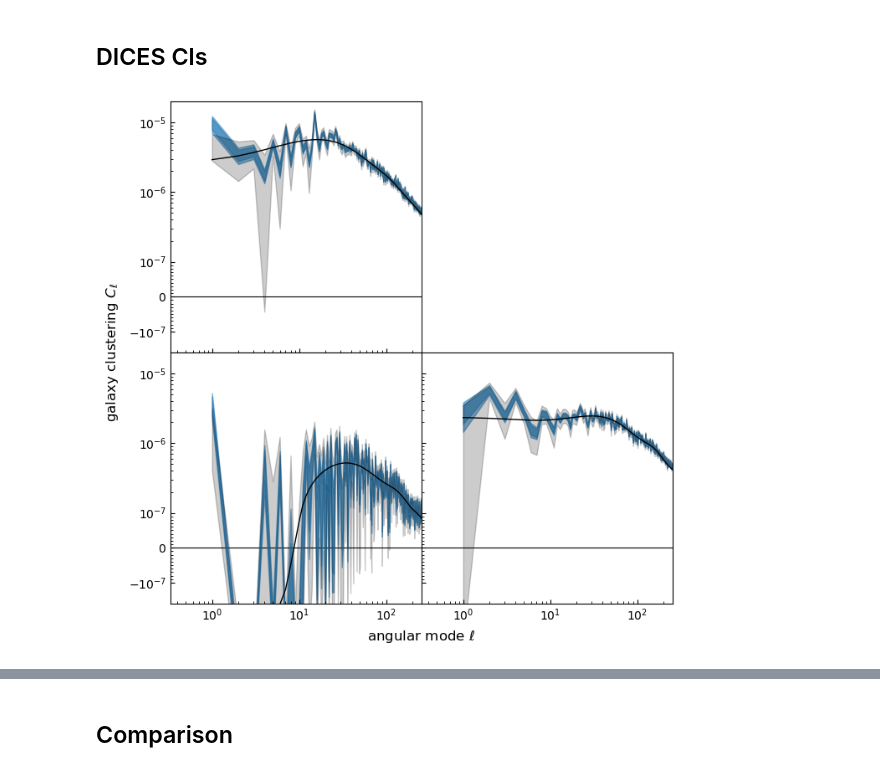
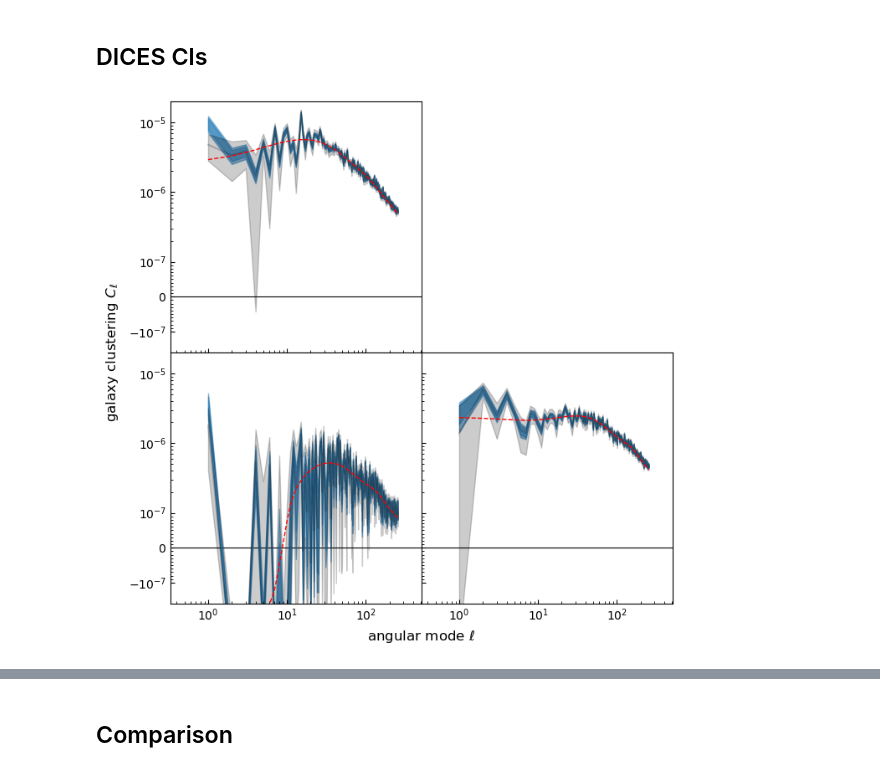
Before and after one commit to JaimeRZP/GLASS_challenge, a Jupyter notebook: process_sim_lab.ipynb, the cells around one changed output, grey strips where cells are left out. Drawn from its saved outputs; the diff is of its cells as text; code cells hidden in the pictures.

```diff
--- a/process_sim_lab.ipynb
+++ b/process_sim_lab.ipynb
@@ -240,35 +240,37 @@ for i in range(1, nbins):
         ax[j - 1, i - 1].fill_between(
             ls[1:], cl2m-cl2s, cl2m+cl2s, color="C0", alpha=0.5
         )
-
+        ax[j - 1, i - 1].plot(
+            ls[1:], _cl, color="k", alpha=0.2
+        )
         ax[j - 1, i - 1].fill_between(
             ls[1:], _cl-err, _cl+err, color="k", alpha=0.2
         )
         ax[j - 1, i - 1].plot(
-            ls[1:], _vcl, c="k", lw=1.0, zorder=4.0
+            ls[1:], _vcl, "r--", lw=1.0, zorder=4.0
         )
         ax[j - 1, i - 1].axhline(0.0, c="k", lw=0.8, zorder=-1)
         ax[j - 1, i - 1].tick_params(axis="both", which="both", direction="in")
 
 ax[0, 0].set_xscale("log")
 if binned:
     ax[0, 0].set_xlim(10, lmax * 2)
 else:
-    ax[0, 0].set_xlim(1 / 3, lmax)
+    ax[0, 0].set_xlim(1 / 3, lmax * 2)
 ax[0, 0].xaxis.get_major_locator().set_params(numticks=99)
 ax[0, 0].xaxis.get_minor_locator().set_params(
     numticks=99, subs=np.arange(0.1, 1.0, 0.1)
 )
 ax[0, 0].set_yscale(
     "symlog", linthresh=1e-7, linscale=0.45, subs=np.arange(0.1, 1.0, 0.1)
 )
 ax[0, 0].set_ylim(-2e-7, 2e-5)
 
 fig.subplots_adjust(left=0.0, bottom=0.0, right=1.0, top=1.0, wspace=0.0, hspace=0.0)
 
 fig.supxlabel("angular mode $\\ell$", y=-0.05, va="top")
 fig.supylabel("galaxy clustering $C_\\ell$", x=-0.1, ha="right")
 
 plt.show()
 # %% [output]
-[figure, old version]
+[figure, new version]
```
Also changed, not shown: parts of 6 cells of this notebook, 6 other files.
